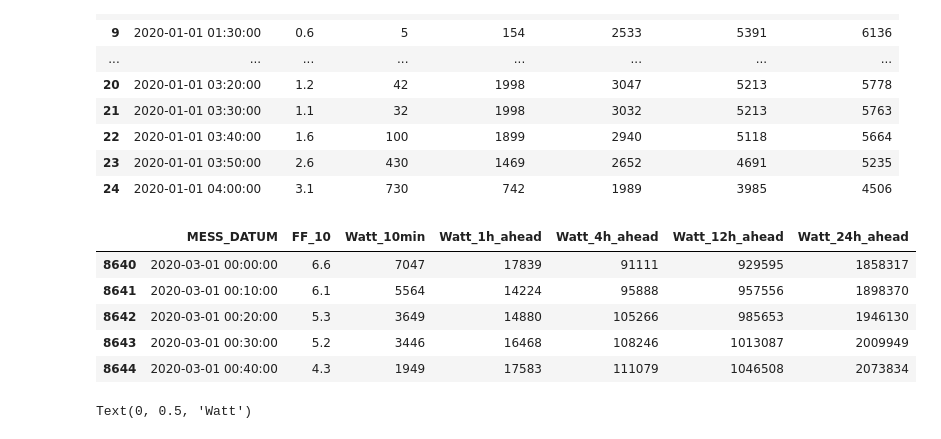
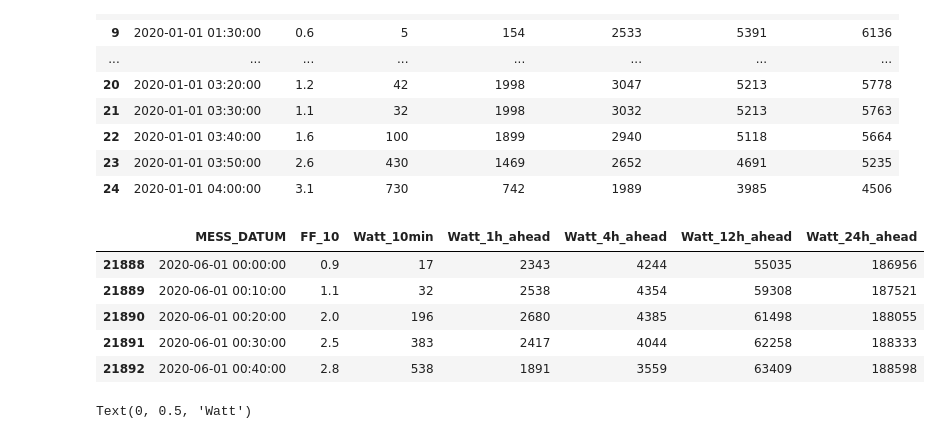
Before and after one commit to 7imo/green-k8s-energy-management, a Jupyter notebook: winddata.ipynb, the cells around one changed output. Saved outputs shown, nothing was run; the diff lists cells and outputs as text; code cells hidden in the pictures.

```diff
--- a/winddata.ipynb
+++ b/winddata.ipynb
@@ -43,21 +43,21 @@ df.head(25)
 | 24 | 2020-01-01 04:00:00 | 3.1 | 730 | 742 | 1989 | 3985 | 4506 |
 # %%
 # Filter
-start_date = '2020-03-01 00:00:00'
-end_date = '2020-03-02 00:00:00'
+start_date = '2020-06-01 00:00:00'
+end_date = '2020-06-02 00:00:00'
 
 mask = (df['MESS_DATUM'] >= start_date) & (df['MESS_DATUM'] < end_date)
 
 selected_dates = df.loc[mask]
 
 selected_dates.head()
 # %% [output]
 |  | MESS_DATUM | FF_10 | Watt_10min | Watt_1h_ahead | Watt_4h_ahead | Watt_12h_ahead | Watt_24h_ahead |
-| 8640 | 2020-03-01 00:00:00 | 6.6 | 7047 | 17839 | 91111 | 929595 | 1858317 |
-| 8641 | 2020-03-01 00:10:00 | 6.1 | 5564 | 14224 | 95888 | 957556 | 1898370 |
-| 8642 | 2020-03-01 00:20:00 | 5.3 | 3649 | 14880 | 105266 | 985653 | 1946130 |
-| 8643 | 2020-03-01 00:30:00 | 5.2 | 3446 | 16468 | 108246 | 1013087 | 2009949 |
-| 8644 | 2020-03-01 00:40:00 | 4.3 | 1949 | 17583 | 111079 | 1046508 | 2073834 |
+| 21888 | 2020-06-01 00:00:00 | 0.9 | 17 | 2343 | 4244 | 55035 | 186956 |
+| 21889 | 2020-06-01 00:10:00 | 1.1 | 32 | 2538 | 4354 | 59308 | 187521 |
+| 21890 | 2020-06-01 00:20:00 | 2.0 | 196 | 2680 | 4385 | 61498 | 188055 |
+| 21891 | 2020-06-01 00:30:00 | 2.5 | 383 | 2417 | 4044 | 62258 | 188333 |
+| 21892 | 2020-06-01 00:40:00 | 2.8 | 538 | 1891 | 3559 | 63409 | 188598 |
 # %%
 # Plot
 ax = selected_dates.plot(lw=2, colormap='jet', marker='.', markersize=5, title='Wind Velocity', figsize=(8, 4), x='MESS_DATUM', y='FF_10')
```
Also changed, not shown: 13 other files.
